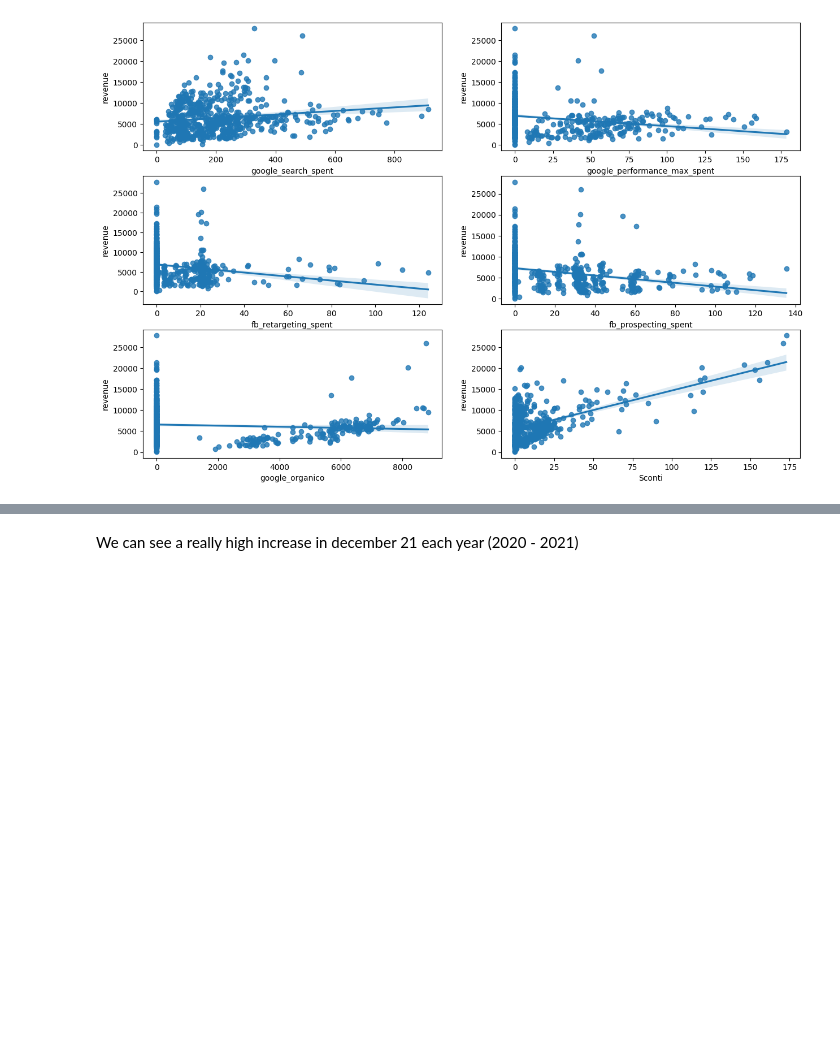
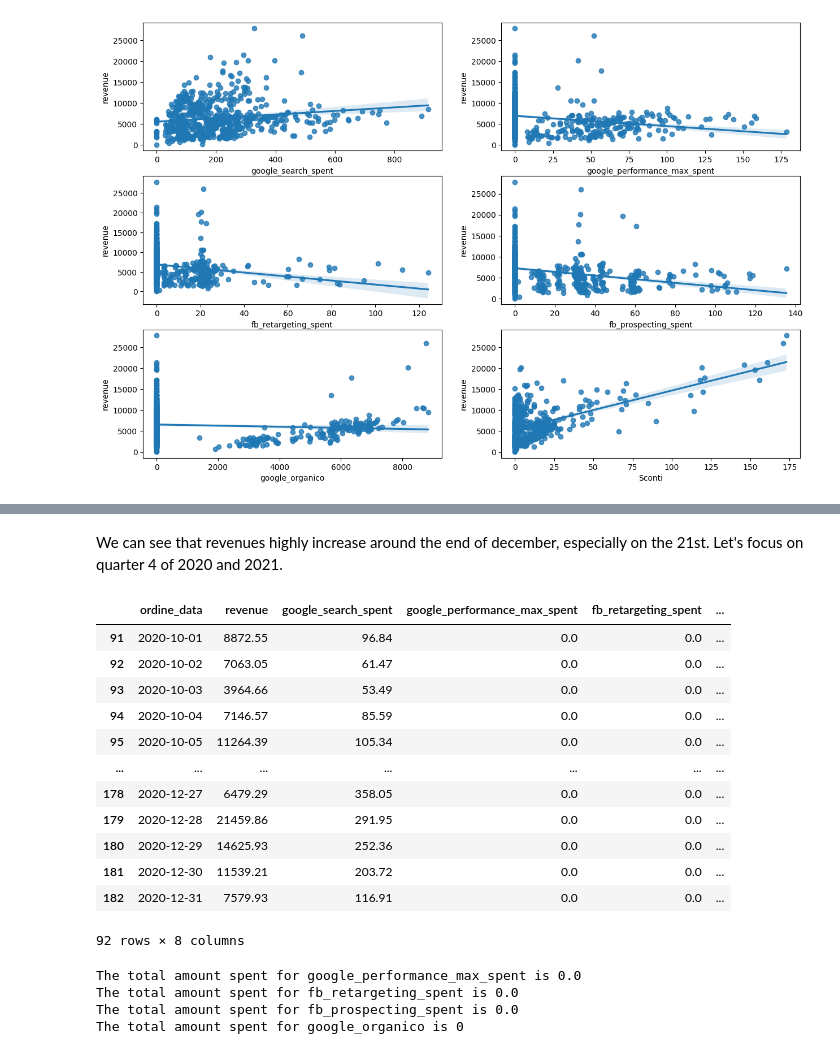
Before and after one commit to eginoux/mmm_analysis, a Jupyter notebook: MMM.ipynb, the cells around one changed output, grey strips where cells are left out. Saved outputs shown, nothing was run; the diff lists cells and outputs as text; code cells hidden in the pictures; blank space fills up the shorter version.

```diff
--- a/MMM.ipynb
+++ b/MMM.ipynb
@@ -140,5 +137,38 @@ Here we have the confirmation that
 # %%
 fig = px.line(df, x = df["ordine_data"], y = df.columns)
 fig.show()
-# %% [markdown]
-We can see a really high increase in december 21 each year (2020 - 2021)
+# %% [markdown]
+We can see that revenues highly increase around the end of december, especially on the 21st.
+Let's focus on quarter 4 of 2020 and 2021.
+# %%
+q4_2020_mask = (df["ordine_data"] > "2020-09-30") & (df["ordine_data"] < "2021-01-01")
+q4_2021_mask = (df["ordine_data"] > "2021-09-30") & (df["ordine_data"] < "2022-01-01")
+# %%
+df_q4_2020 = df[q4_2020_mask]
+df_q4_2021 = df[q4_2021_mask]
+# %%
+df_q4_2020
+# %% [output]
+|  | ordine_data | revenue | google_search_spent | google_performance_max_spent | fb_retargeting_spent | ... |
+| 91 | 2020-10-01 | 8872.55 | 96.84 | 0.0 | 0.0 | ... |
+| 92 | 2020-10-02 | 7063.05 | 61.47 | 0.0 | 0.0 | ... |
+| 93 | 2020-10-03 | 3964.66 | 53.49 | 0.0 | 0.0 | ... |
+| 94 | 2020-10-04 | 7146.57 | 85.59 | 0.0 | 0.0 | ... |
+| 95 | 2020-10-05 | 11264.39 | 105.34 | 0.0 | 0.0 | ... |
+| ... | ... | ... | ... | ... | ... | ... |
+| 178 | 2020-12-27 | 6479.29 | 358.05 | 0.0 | 0.0 | ... |
+| 179 | 2020-12-28 | 21459.86 | 291.95 | 0.0 | 0.0 | ... |
+| 180 | 2020-12-29 | 14625.93 | 252.36 | 0.0 | 0.0 | ... |
+| 181 | 2020-12-30 | 11539.21 | 203.72 | 0.0 | 0.0 | ... |
+| 182 | 2020-12-31 | 7579.93 | 116.91 | 0.0 | 0.0 | ... |
+92 rows × 8 columns
+# %%
+columns_to_check = ["google_performance_max_spent", "fb_retargeting_spent", "fb_prospecting_spent", "google_organico"]
+for column in columns_to_check:
+    total_spent = df_q4_2020[column].sum()
+    print(f"The total amount spent for {column} is {total_spent}")
+# %% [output]
+The total amount spent for google_performance_max_spent is 0.0
+The total amount spent for fb_retargeting_spent is 0.0
+The total amount spent for fb_prospecting_spent is 0.0
+The total amount spent for google_organico is 0
```
Also changed, not shown: parts of 11 cells of this notebook.
